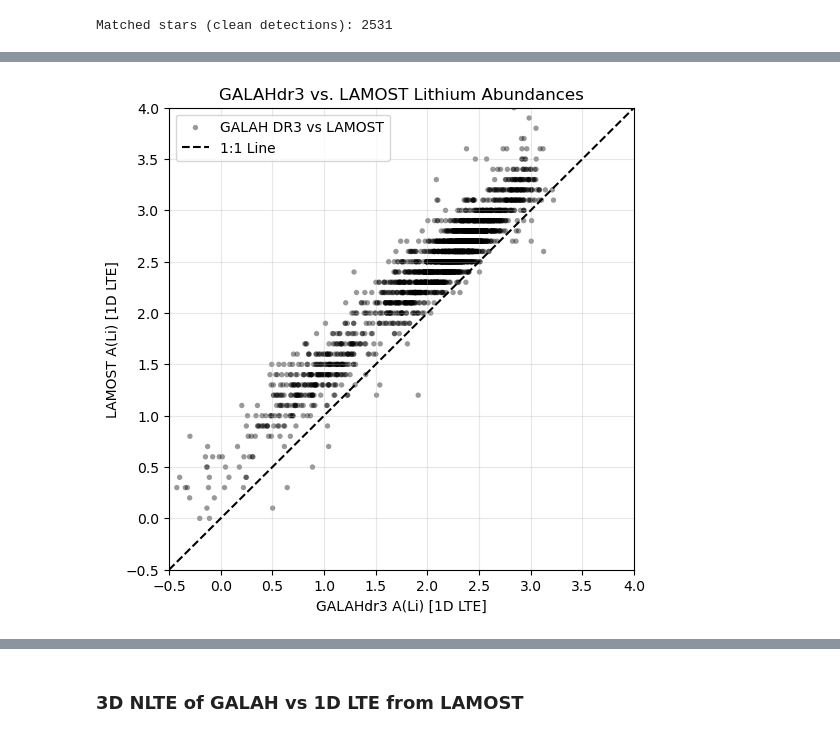
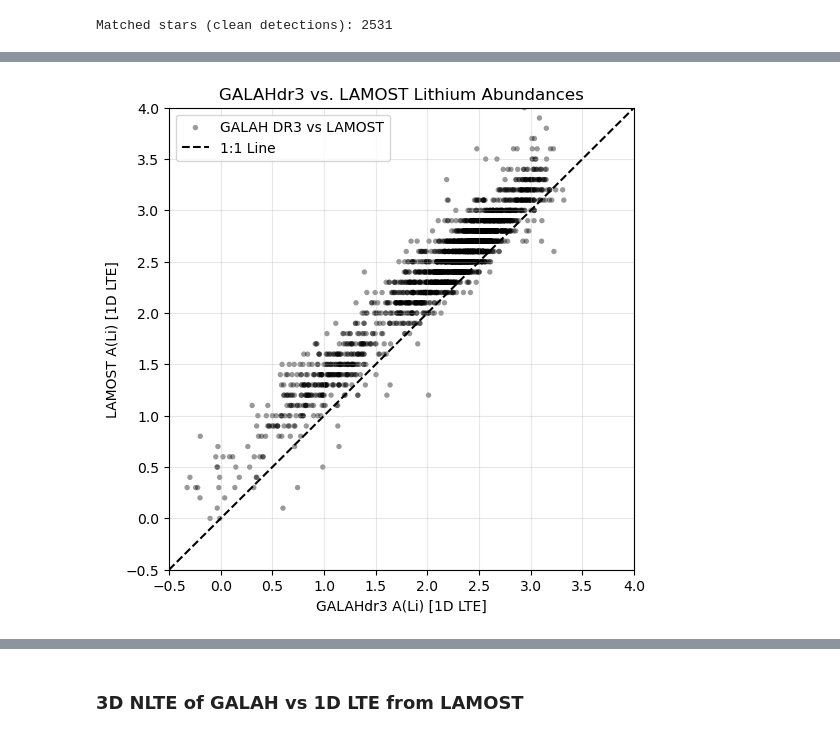
Before and after one commit to juanpabloidarraga/master_thesis, a Jupyter notebook: code/Sidequests/offset_galah_and_lamost.ipynb, the cells around one changed output, grey strips where cells are left out. Cells and saved outputs as stored; diff of their text form; code cells hidden in the pictures.

```diff
--- a/code/Sidequests/offset_galah_and_lamost.ipynb
+++ b/code/Sidequests/offset_galah_and_lamost.ipynb
@@ -131,31 +137,32 @@ plt.show()
 # %%
 # Ding et al. (2024) Figure 4 style: black dots, no colorbar, no offset red line, same limits
 plt.figure(figsize=(6, 6))
 
 plt.scatter(
-    GALAHDR3_x_LAMOST['a_li_galah'],
+    GALAHDR3_x_LAMOST['a_li_galah_spectrum'],
     GALAHDR3_x_LAMOST['a_li_lamost'],
     color='black',
     s=15,
     alpha=0.4,
     edgecolors='none',
     label='GALAH DR3 vs LAMOST',
 )
 
 lims = [-0.5, 4.0]
 plt.plot(lims, lims, 'k--', label='1:1 Line')
 
 plt.xlim(lims)
 plt.ylim(lims)
 
+
 plt.ylabel('LAMOST A(Li) [1D LTE]')
 plt.xlabel('GALAHdr3 A(Li) [1D LTE]')
 plt.title('GALAHdr3 vs. LAMOST Lithium Abundances')
 
 plt.grid(True, alpha=0.3)
 plt.legend(loc='upper left')
 
 plt.show()
 # %% [output]
-[figure, old version]
+[figure, new version]
 # %% [markdown]
```
Also changed, not shown: parts of 27 cells of this notebook, 2 other files.
